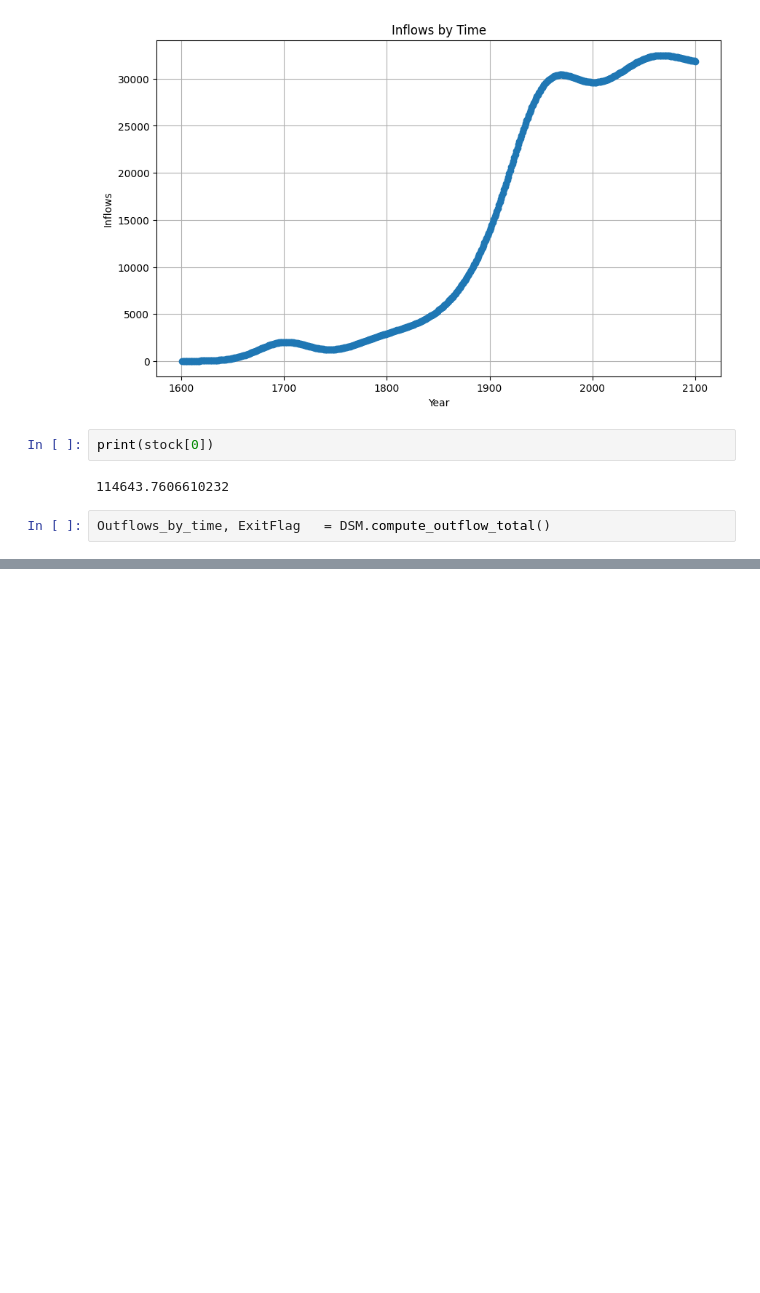
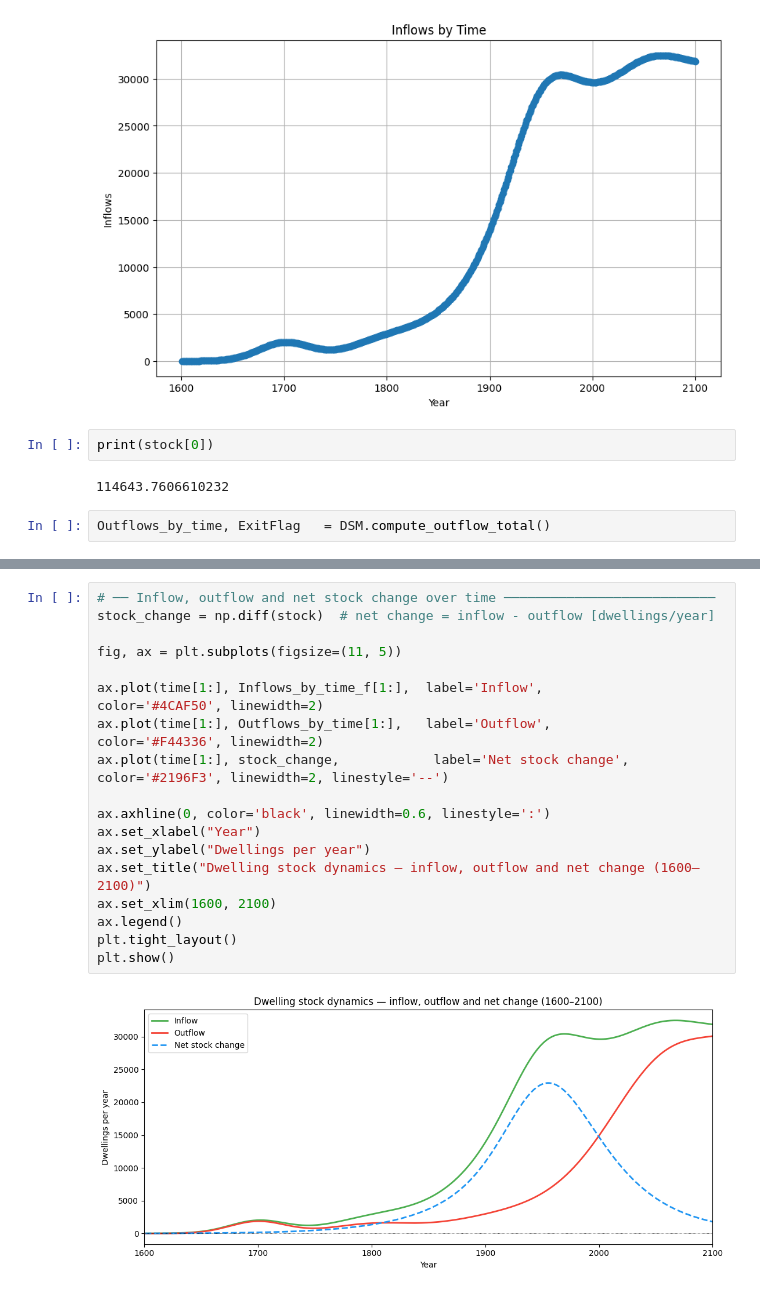
Before and after one commit to emilthestudious/TEP4290-project, a Jupyter notebook: stock_model.ipynb, the cells around one changed output, grey strips where cells are left out. Saved outputs shown, nothing was run; the diff lists cells and outputs as text; blank space fills up the shorter version.

```diff
--- a/stock_model.ipynb
+++ b/stock_model.ipynb
@@ -160,3 +159,23 @@ inflow_validation_data.head()
 | 2 | Fuldførtbyggeri (1939 - ) | 1939.0 | 1554337 |
 | 3 | NaN | 1940.0 | 921893 |
 | 4 | NaN | 1941.0 | 551906 |
+# %%
+# ── Inflow, outflow and net stock change over time ───────────────────────────
+stock_change = np.diff(stock)  # net change = inflow - outflow [dwellings/year]
+
+fig, ax = plt.subplots(figsize=(11, 5))
+
+ax.plot(time[1:], Inflows_by_time_f[1:],  label='Inflow',        color='#4CAF50', linewidth=2)
+ax.plot(time[1:], Outflows_by_time[1:],   label='Outflow',       color='#F44336', linewidth=2)
+ax.plot(time[1:], stock_change,            label='Net stock change', color='#2196F3', linewidth=2, linestyle='--')
+
+ax.axhline(0, color='black', linewidth=0.6, linestyle=':')
+ax.set_xlabel("Year")
+ax.set_ylabel("Dwellings per year")
+ax.set_title("Dwelling stock dynamics — inflow, outflow and net change (1600–2100)")
+ax.set_xlim(1600, 2100)
+ax.legend()
+plt.tight_layout()
+plt.show()
+# %% [output]
+[figure, added]
```
Also changed, not shown: parts of 4 cells of this notebook, 12 other files.
